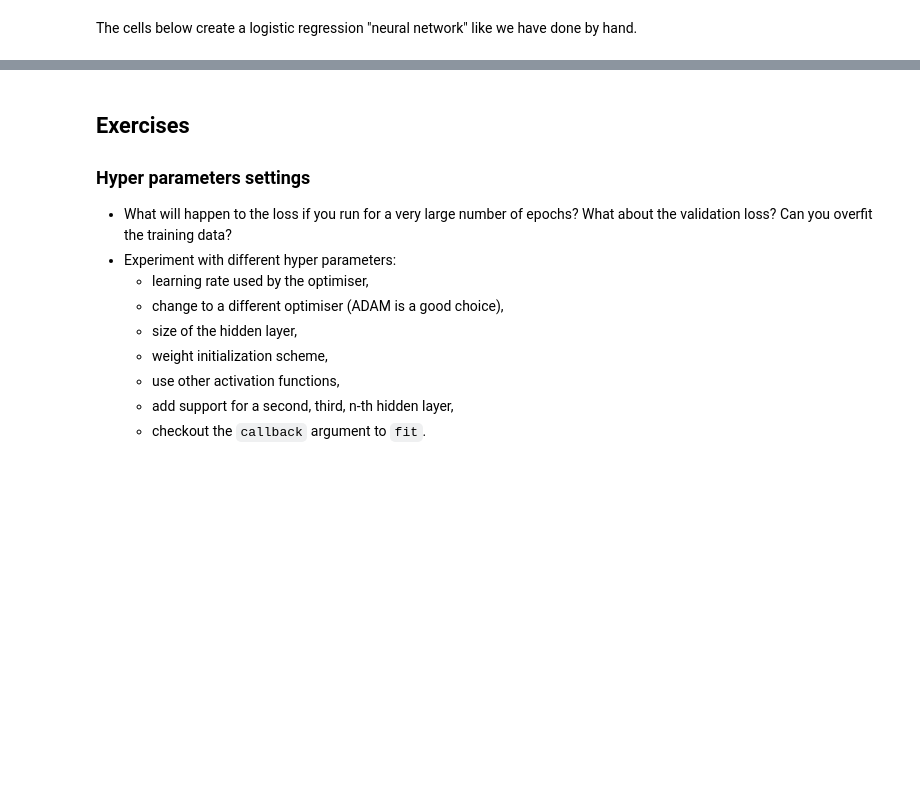
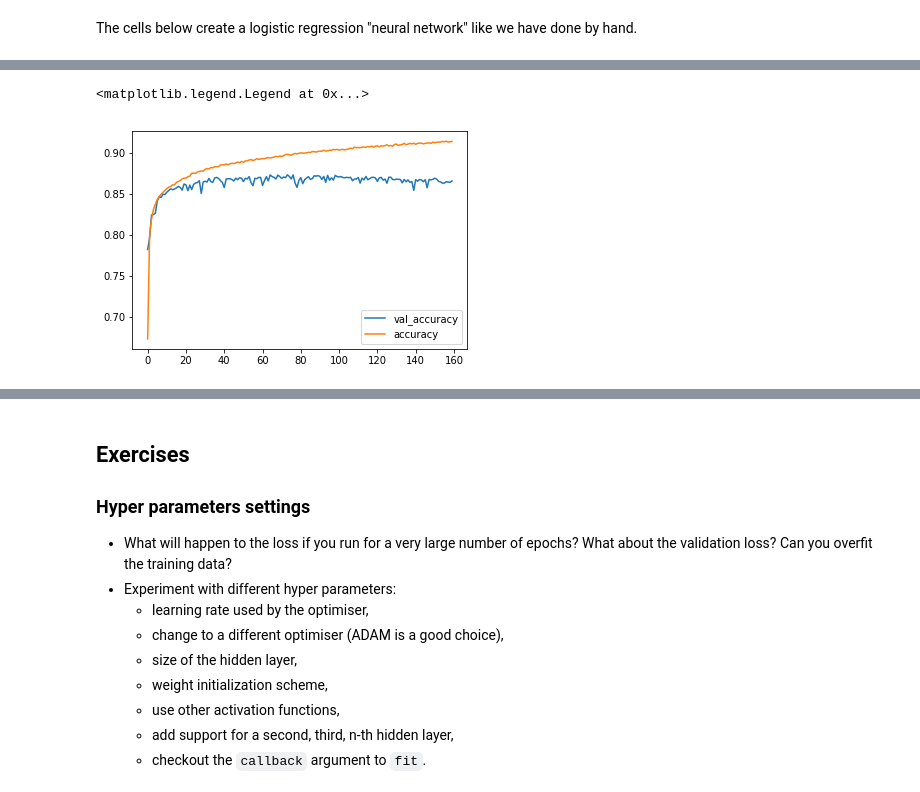
Before and after one commit to betatim/deep-nlp-class, a Jupyter notebook: day1/40-keras-fashion.ipynb, the cells around one changed output, grey strips where cells are left out. Drawn from its saved outputs; the diff is of its cells as text; code cells hidden in the pictures; blank space fills up the shorter version.

```diff
--- a/day1/40-keras-fashion.ipynb
+++ b/day1/40-keras-fashion.ipynb
@@ -53,13 +55,16 @@ x = Input(shape=(28*28, ))
 # all Keras Ops look like z = f(z) (think functional programming)
 # this is how you'd specify a hidden layer of size 20 using the
 # relu activation function.
-#h = Dense(20)(x)
-#h = Activation('relu')(h)
+h = Dense(20)(x)
+h = Activation('relu')(h)
+
+h = Dense(20)(h)
+h = Activation('relu')(h)
 
 # our outputs are 10 numbers, the probability for each class
 # you want to apply the Dense layer to the output of a
 # previous layer often stored in a variable named `h`
-h = Dense(10)(x)
+h = Dense(10)(h)
 y = Activation('softmax')(h)
 
 # Package it all up in a Model
@@ -72,6 +97,13 @@ net.compile(optimizer='sgd',
 # %%
 history = net.fit(X_train, y_train, validation_split=0.2,
-                  epochs=40, verbose=2)
+                  epochs=160, verbose=0)
+# %%
+plt.plot(history.history['val_acc'], label='val_accuracy')
+plt.plot(history.history['acc'], label='accuracy')
+plt.legend()
+# %% [output]
+<matplotlib.legend.Legend at 0x...>
+[figure, added]
 # %%
 plt.plot(history.history['val_loss'], label='val_loss')
 plt.plot(history.history['loss'], label='loss')
```
Also changed, not shown: parts of 3 cells of this notebook, 22 other files.
